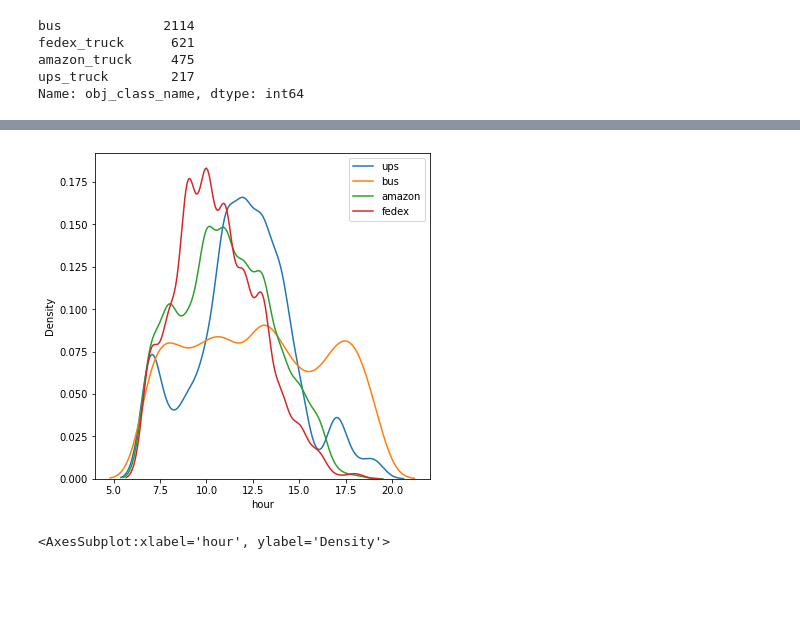
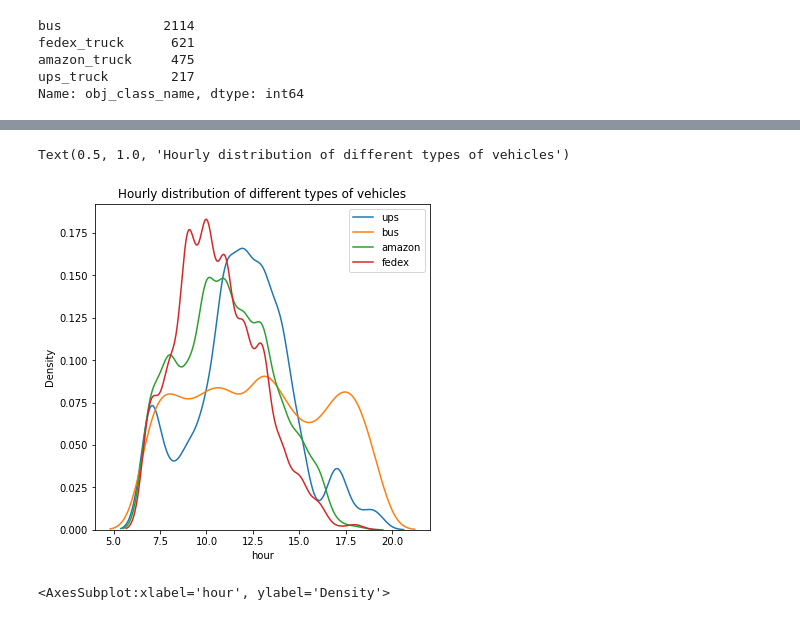
Before and after one commit to ucbtrans/curb-monitor, a Jupyter notebook: notebooks/data_eda.ipynb, the cells around one changed output, grey strips where cells are left out. Cells and saved outputs as stored; diff of their text form; code cells hidden in the pictures; blank space fills up the shorter version.

```diff
--- a/notebooks/data_eda.ipynb
+++ b/notebooks/data_eda.ipynb
@@ -160,20 +160,22 @@ sns.barplot(x="obj_class_name", y="count", data=count.groupby('obj_class_name').
 # %%
 plt.figure(figsize=(6, 6))
 ups = df[['hour', 'obj_class_name']].query("obj_class_name == 'ups_truck'")
 bus = df[['hour', 'obj_class_name']].query("obj_class_name == 'bus'")
 amazon = df[['hour', 'obj_class_name']].query("obj_class_name == 'amazon_truck'")
 fedex = df[['hour', 'obj_class_name']].query("obj_class_name == 'fedex_truck'")
 
 bins = [i for i in range(6,20)]
 kde_kws = {"bw": 0.2}
 
 sns.kdeplot(data = ups['hour'], bw=0.2, label='ups')
 sns.kdeplot(data = bus['hour'], bw=0.2, label='bus')
 sns.kdeplot(data = amazon['hour'], bw=0.2, label='amazon')
 sns.kdeplot(data = fedex['hour'], bw=0.2, label='fedex')
 plt.legend();
+plt.title('Hourly distribution of different types of vehicles')
 # %% [output]
+Text(0.5, 1.0, 'Hourly distribution of different types of vehicles')
-[figure, old version]
+[figure, new version]
 # %%
 sns.distplot(ups['hour'], bins=bins, kde=True, kde_kws=kde_kws, label='ups')
 # %% [output]
```
Also changed, not shown: parts of 5 cells of this notebook.
